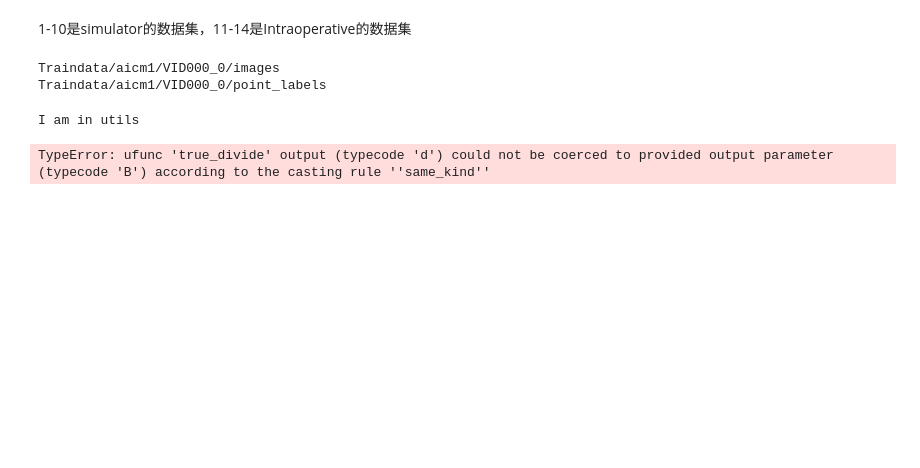
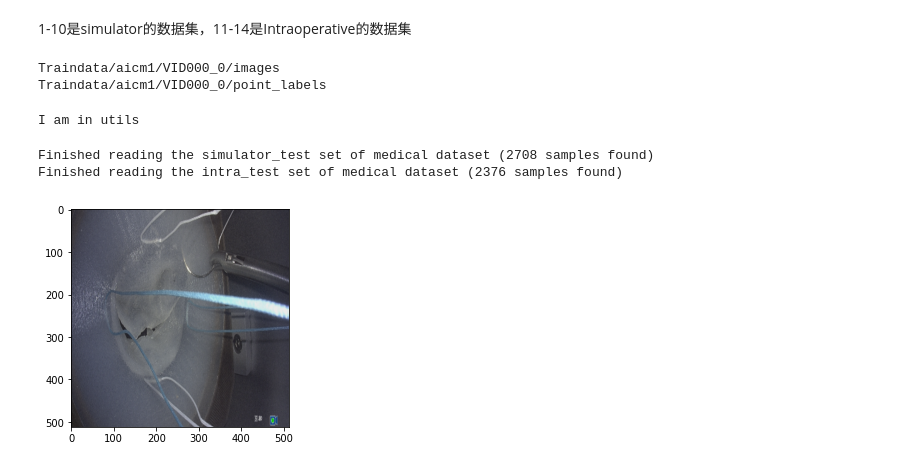
Before and after one commit to nekomiao123/medical, a Jupyter notebook: Baseline.ipynb, the cells around one changed output. Drawn from its saved outputs; the diff is of its cells as text; code cells hidden in the pictures; blank space fills up the shorter version.

```diff
--- a/Baseline.ipynb
+++ b/Baseline.ipynb
@@ -134,7 +101,3 @@ def heatmap_generator(file_name):
     img_show = Image.fromarray(img,"RGB")
     img_show.show()
     img_show.save("./pic/heatmap.png")
-# %%
-heatmap_generator("./Traindata/aicm2/VID000_0/point_labels/sim_000000.json")
-# %% [output]
-TypeError: ufunc 'true_divide' output (typecode 'd') could not be coerced to provided output parameter (typecode 'B') according to the casting rule ''same_kind''
@@ -140,0 +190,32 @@ TypeError: ufunc 'true_divide' output (typecode 'd') could not be coerced to pro
+# %%
+def im_convert(tensor, ifimg):
+    """ 展示数据"""
+    image = tensor.to("cpu").clone().detach()
+    image = image.numpy().squeeze()
+    if ifimg:
+        image = image.transpose(1,2,0)
+    return image
+
+simulator_dataset = Medical_Data("./Traindata/","simulator","test")
+intra_dataset = Medical_Data("./Traindata/","intra","test")
+simulator_loader = torch.utils.data.DataLoader(dataset=simulator_dataset,
+                                           batch_size=1,
+                                           shuffle=True)
+
+dataiter = iter(simulator_loader)
+images, labels = dataiter.next()
+# print(images.shape)
+# print(labels.shape)
+# print(images)
+# print(labels)
+image = im_convert(images, True)
+label = im_convert(labels, False)
+# %% [output]
+Finished reading the simulator_test set of medical dataset (2708 samples found)
+Finished reading the intra_test set of medical dataset (2376 samples found)
+# %%
+plt.imshow(image)
+plt.savefig('./pic/images.png')
+plt.show()
+# %% [output]
+[figure, added]
```
Also changed, not shown: parts of 4 cells of this notebook, 9 other files.
